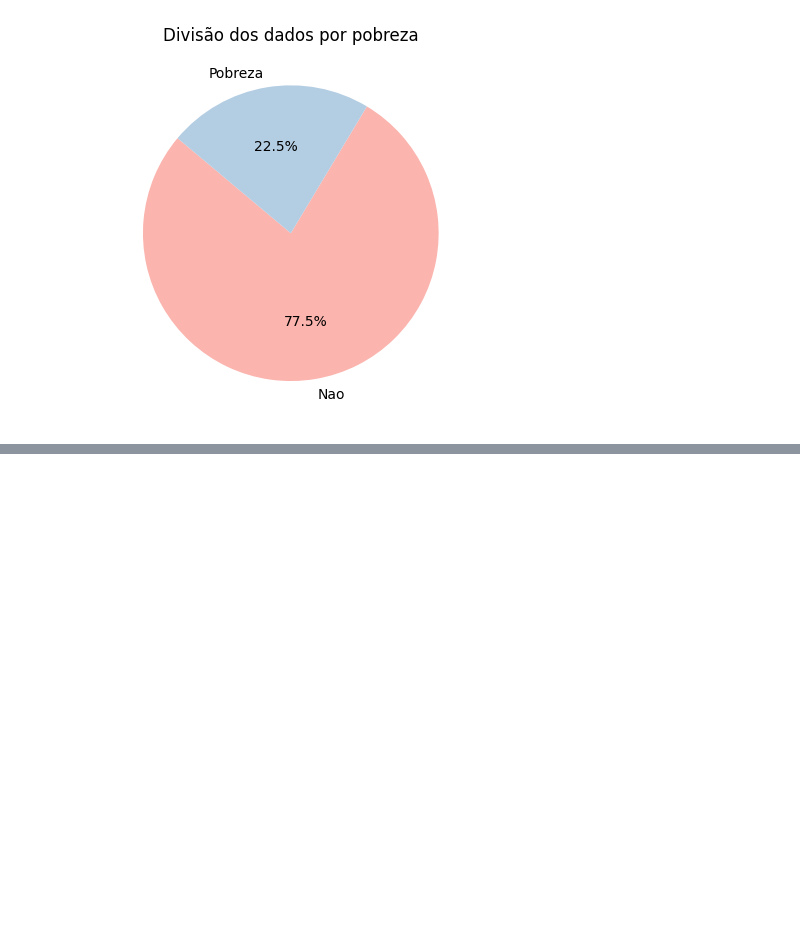
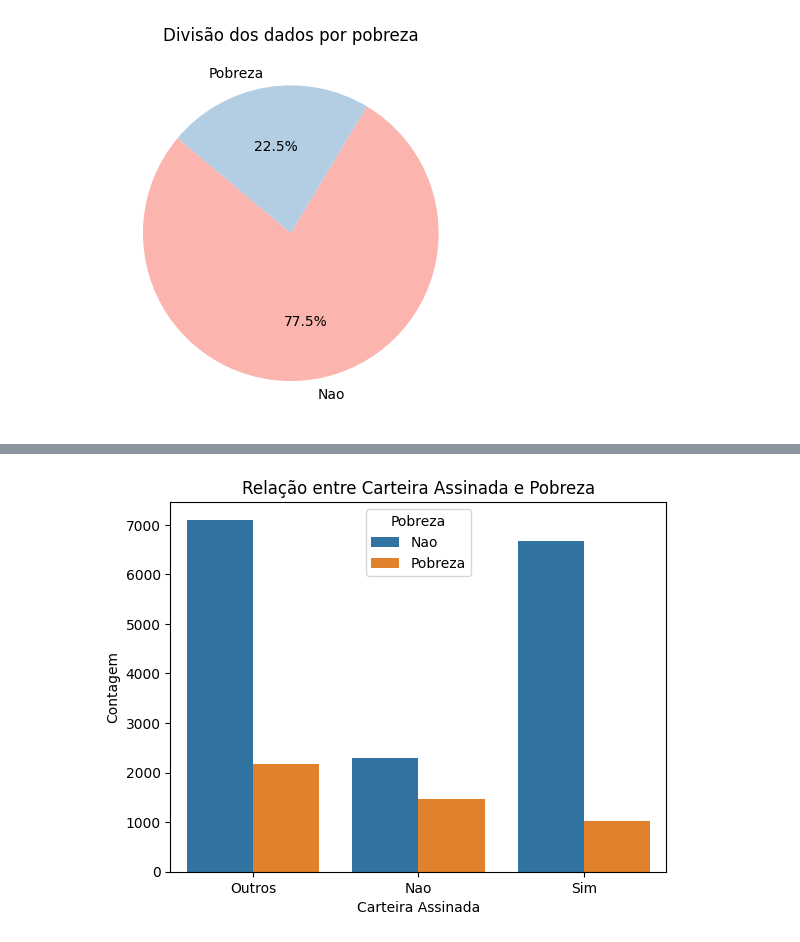
Before and after one commit to mxtqnt/ProbabilidadeEstatistica, a Jupyter notebook: src/homework/notebook.ipynb, the cells around one changed output, grey strips where cells are left out. Saved outputs shown, nothing was run; the diff lists cells and outputs as text; code cells hidden in the pictures; blank space fills up the shorter version.

```diff
--- a/src/homework/notebook.ipynb
+++ b/src/homework/notebook.ipynb
@@ -124,0 +143,8 @@ plt.show()
+# %%
+sns.countplot(x='Cart_assinada', hue='Pobreza', data=df)
+plt.title('Relação entre Carteira Assinada e Pobreza')
+plt.xlabel('Carteira Assinada')
+plt.ylabel('Contagem')
+plt.show()
+# %% [output]
+[figure, added]
```
Also changed, not shown: parts of 9 cells of this notebook, 1 other file.
